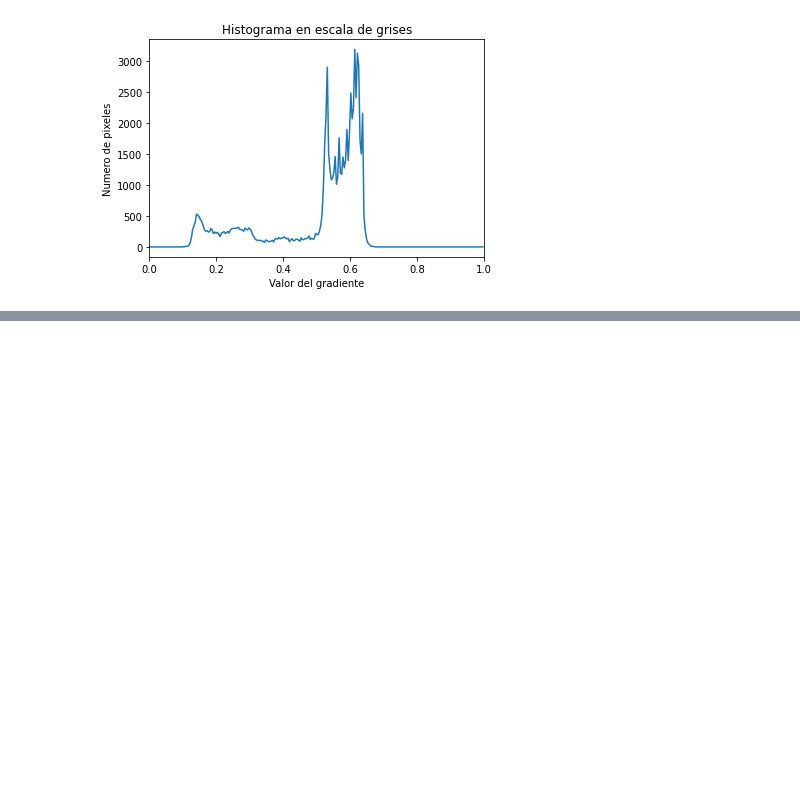
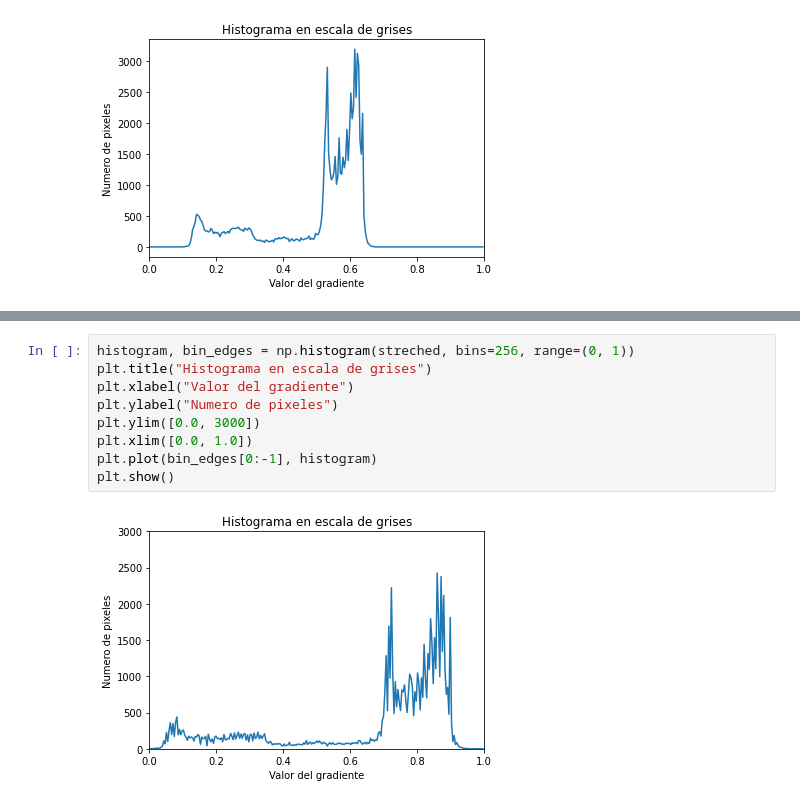
Before and after one commit to ChristopherMoralesA/Tarea-1-Visi-n, a Jupyter notebook: Tarea1.ipynb, the cells around one changed output, grey strips where cells are left out. Drawn from its saved outputs; the diff is of its cells as text; blank space fills up the shorter version.

```diff
--- a/Tarea1.ipynb
+++ b/Tarea1.ipynb
@@ -44 +55,12 @@ plt.show()
+# %%
+histogram, bin_edges = np.histogram(streched, bins=256, range=(0, 1))
+plt.title("Histograma en escala de grises")
+plt.xlabel("Valor del gradiente")
+plt.ylabel("Numero de pixeles")
+plt.ylim([0.0, 3000])
+plt.xlim([0.0, 1.0])
+plt.plot(bin_edges[0:-1], histogram)
+plt.show()
+# %% [output]
+[figure, added]
 # %%
```
Also changed, not shown: parts of 7 cells of this notebook.
